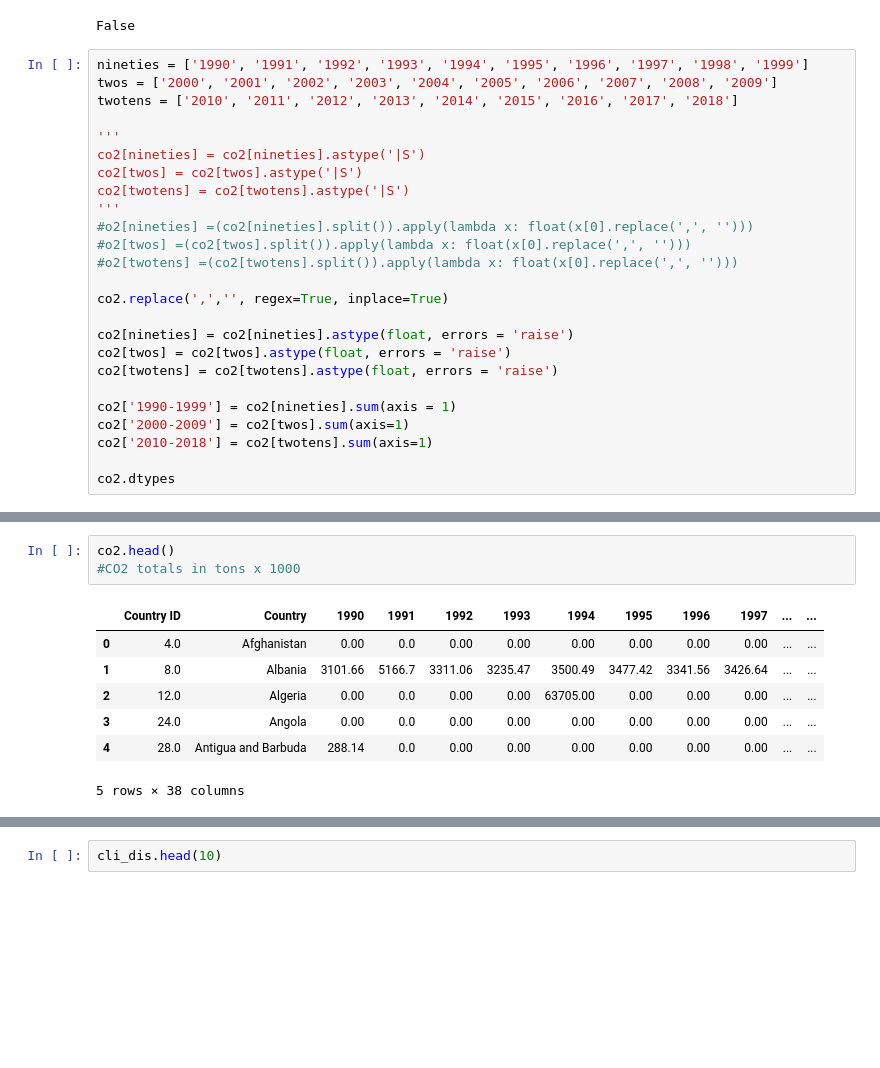
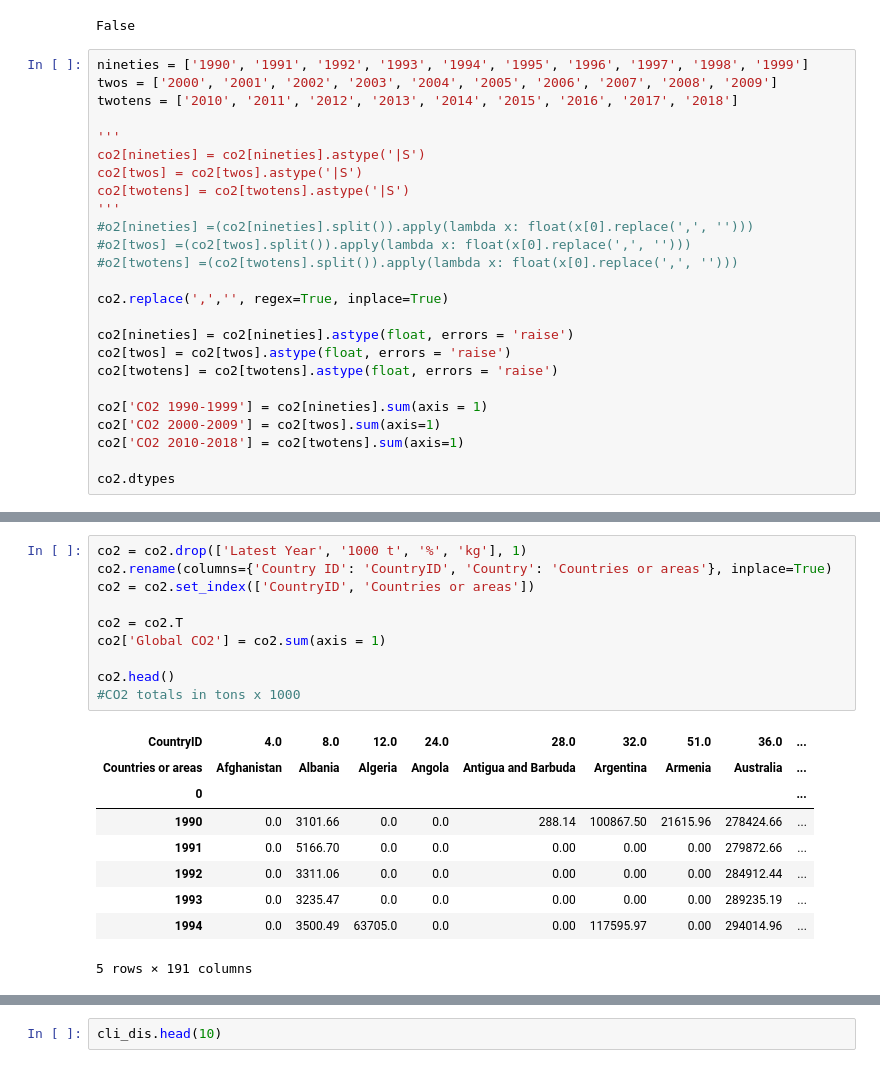
Before and after one commit to OMGitsJoeMG/Springboard-Projects, a Jupyter notebook: Global Environmental.ipynb, the cells around one changed output, grey strips where cells are left out. Saved outputs shown, nothing was run; the diff lists cells and outputs as text; blank space fills up the shorter version.

```diff
--- a/Global Environmental.ipynb
+++ b/Global Environmental.ipynb
@@ -104,9 +108,9 @@ co2[nineties] = co2[nineties].astype(float, errors = 'raise')
 co2[twos] = co2[twos].astype(float, errors = 'raise')
 co2[twotens] = co2[twotens].astype(float, errors = 'raise')
 
-co2['1990-1999'] = co2[nineties].sum(axis = 1)
-co2['2000-2009'] = co2[twos].sum(axis=1)
-co2['2010-2018'] = co2[twotens].sum(axis=1)
+co2['CO2 1990-1999'] = co2[nineties].sum(axis = 1)
+co2['CO2 2000-2009'] = co2[twos].sum(axis=1)
+co2['CO2 2010-2018'] = co2[twotens].sum(axis=1)
 
 co2.dtypes
 # %% [output]
@@ -129,12 +133,21 @@ Country         object
 dtype: object
 # %%
+co2 = co2.drop(['Latest Year', '1000 t', '%', 'kg'], 1)
+co2.rename(columns={'Country ID': 'CountryID', 'Country': 'Countries or areas'}, inplace=True)
+co2 = co2.set_index(['CountryID', 'Countries or areas'])
+
+co2 = co2.T
+co2['Global CO2'] = co2.sum(axis = 1)
+
 co2.head()
 #CO2 totals in tons x 1000
 # %% [output]
-|  | Country ID | Country | 1990 | 1991 | 1992 | 1993 | 1994 | 1995 | 1996 | 1997 | ... | ... |
-| 0 | 4.0 | Afghanistan | 0.00 | 0.0 | 0.00 | 0.00 | 0.00 | 0.00 | 0.00 | 0.00 | ... | ... |
-| 1 | 8.0 | Albania | 3101.66 | 5166.7 | 3311.06 | 3235.47 | 3500.49 | 3477.42 | 3341.56 | 3426.64 | ... | ... |
-| 2 | 12.0 | Algeria | 0.00 | 0.0 | 0.00 | 0.00 | 63705.00 | 0.00 | 0.00 | 0.00 | ... | ... |
-| 3 | 24.0 | Angola | 0.00 | 0.0 | 0.00 | 0.00 | 0.00 | 0.00 | 0.00 | 0.00 | ... | ... |
-| 4 | 28.0 | Antigua and Barbuda | 288.14 | 0.0 | 0.00 | 0.00 | 0.00 | 0.00 | 0.00 | 0.00 | ... | ... |
+| CountryID | 4.0 | 8.0 | 12.0 | 24.0 | 28.0 | 32.0 | 51.0 | 36.0 | ... |
+| Countries or areas | Afghanistan | Albania | Algeria | Angola | Antigua and Barbuda | Argentina | Armenia | Australia | ... |
+| 0 |  |  |  |  |  |  |  |  | ... |
+| 1990 | 0.0 | 3101.66 | 0.0 | 0.0 | 288.14 | 100867.50 | 21615.96 | 278424.66 | ... |
+| 1991 | 0.0 | 5166.70 | 0.0 | 0.0 | 0.00 | 0.00 | 0.00 | 279872.66 | ... |
+| 1992 | 0.0 | 3311.06 | 0.0 | 0.0 | 0.00 | 0.00 | 0.00 | 284912.44 | ... |
+| 1993 | 0.0 | 3235.47 | 0.0 | 0.0 | 0.00 | 0.00 | 0.00 | 289235.19 | ... |
+| 1994 | 0.0 | 3500.49 | 63705.0 | 0.0 | 0.00 | 117595.97 | 0.00 | 294014.96 | ... |
-5 rows × 38 columns
+5 rows × 191 columns
```
Also changed, not shown: parts of 32 cells of this notebook.
